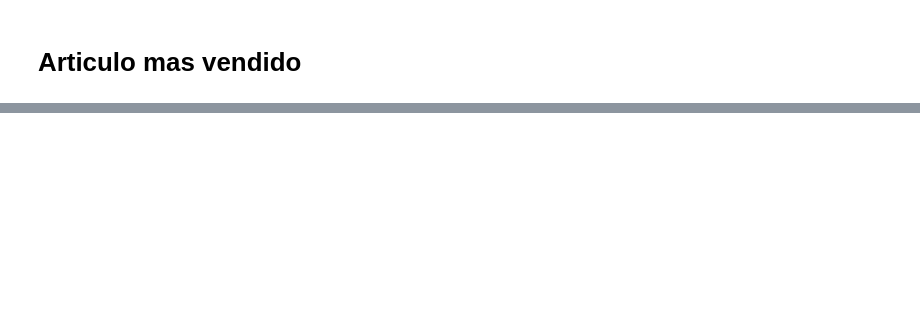
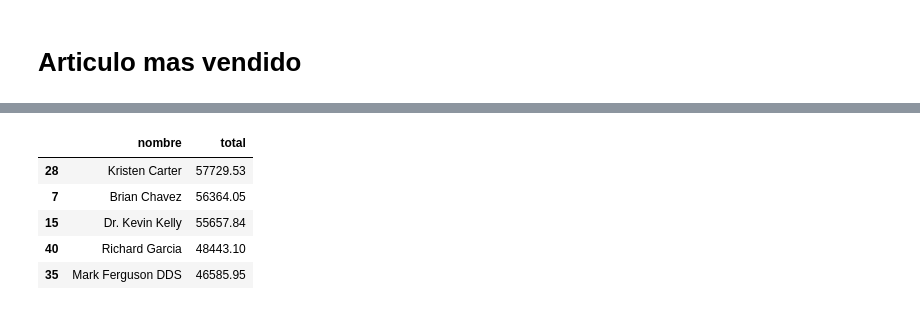
Before and after one commit to esnorki2008/Proyecto-Final-Ciencia-de-Datos-en-Python, a Jupyter notebook: DASHBOARD/DASHBOARD.ipynb, the cells around one changed output, grey strips where cells are left out. Saved outputs shown, nothing was run; the diff lists cells and outputs as text; code cells hidden in the pictures; blank space fills up the shorter version.

```diff
--- a/DASHBOARD/DASHBOARD.ipynb
+++ b/DASHBOARD/DASHBOARD.ipynb
@@ -137,0 +167,19 @@ plt.show()
+# %%
+# Combinar 'fact_ventas' con 'dim_usuario' en la columna 'usuario_id'
+user_mas_ventas = pd.merge(fact_ventas, dim_usuario, on="usuario_id", how="inner")
+# Agrupar por nombre y sumar los totales de ventas
+user_mas_ventas = user_mas_ventas.groupby('nombre')['total'].sum().reset_index()
+# Ordenar los valores por 'total' en orden descendente
+user_mas_ventas.sort_values(by='total', ascending=False, inplace=True)
+# Seleccionar el top 10
+top_5_user_mas_ventas = user_mas_ventas.head(5)
+
+# Mostrar el top 10
+top_5_user_mas_ventas
+# %% [output]
+|  | nombre | total |
+| 28 | Kristen Carter | 57729.53 |
+| 7 | Brian Chavez | 56364.05 |
+| 15 | Dr. Kevin Kelly | 55657.84 |
+| 40 | Richard Garcia | 48443.10 |
+| 35 | Mark Ferguson DDS | 46585.95 |
```
Also changed, not shown: parts of 11 cells of this notebook.
